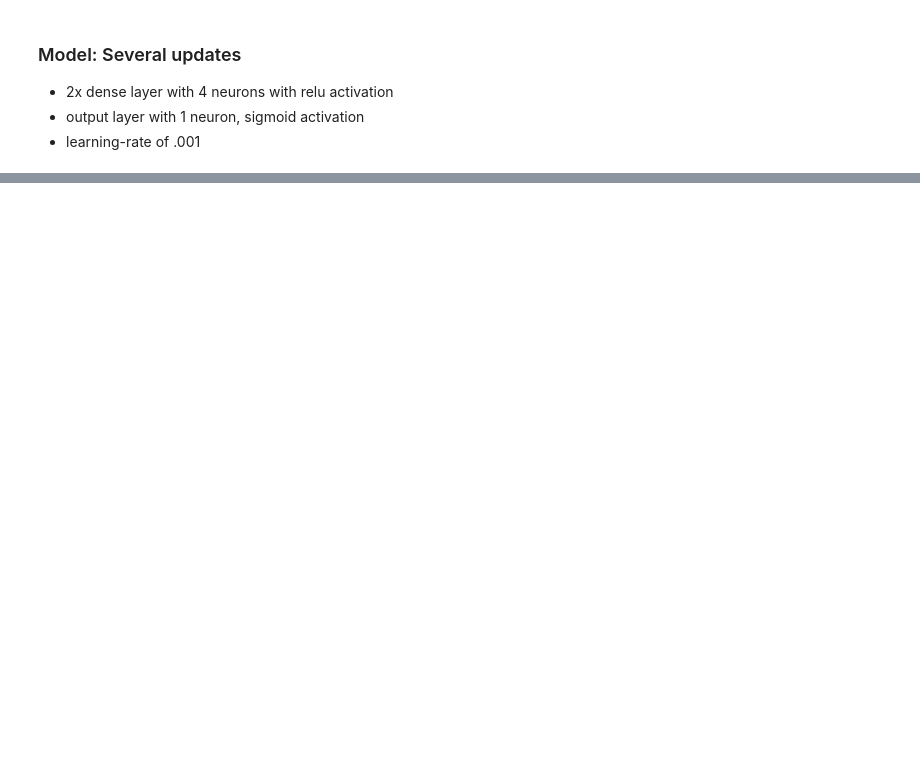
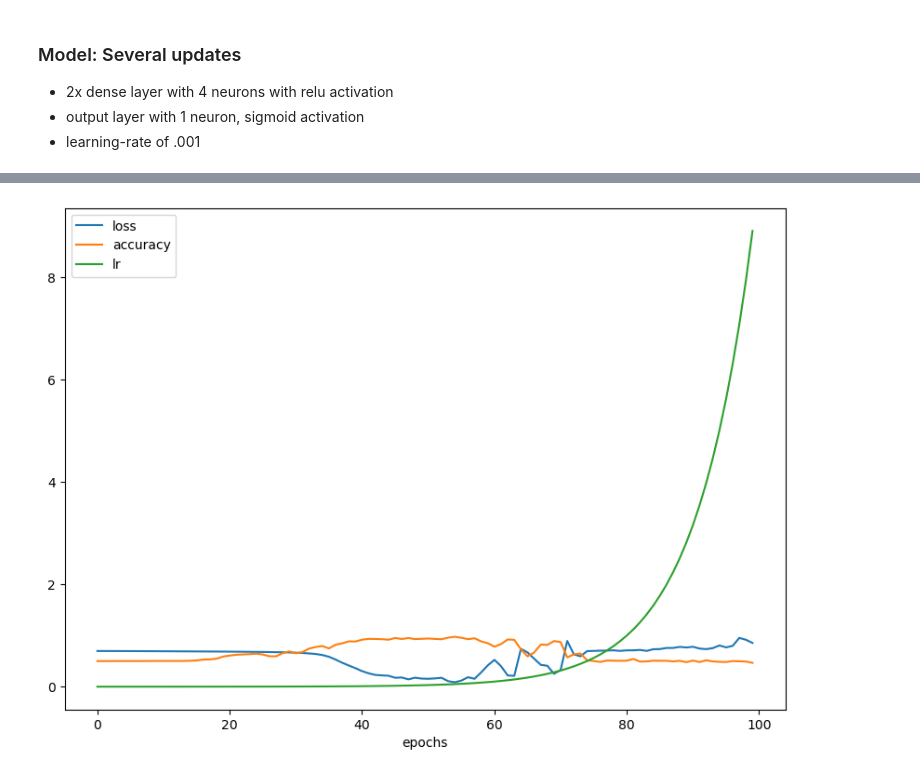
Before and after one commit to imagineLife/next-big-site, a Jupyter notebook: public/notebooks/classification-intro.ipynb, the cells around one changed output, grey strips where cells are left out. Cells and saved outputs as stored; diff of their text form; code cells hidden in the pictures; blank space fills up the shorter version.

```diff
--- a/public/notebooks/classification-intro.ipynb
+++ b/public/notebooks/classification-intro.ipynb
@@ -287,0 +372,24 @@ doing binary classifcation...
+# %%
+tf.random.set_seed(42)
+
+# Create a model (same as model_8)
+m7 = tf.keras.Sequential([
+  tf.keras.layers.Dense(4, activation="relu"),
+  tf.keras.layers.Dense(4, activation="relu"),
+  tf.keras.layers.Dense(1, activation="sigmoid")
+])
+
+# Compile the model
+m7.compile(loss="binary_crossentropy",
+           # tf.keras.optimizers.Adam()
+           optimizer="Adam",
+              metrics=["accuracy"])
+
+# Create a learning rate scheduler callback
+lr_scheduler = tf.keras.callbacks.LearningRateScheduler(lambda epoch: 1e-4 * 10**(epoch/20)) # traverse a set of learning rate values starting from 1e-4, increasing by 10**(epoch/20) every epoch
+
+# Fit the model (passing the lr_scheduler callback)
+m7History = m7.fit(feature_training_data,
+                      label_training_data,
+                      epochs=100,
+                      callbacks=[lr_scheduler])
@@ -287,0 +420,4 @@ doing binary classifcation...
+# %%
+pd.DataFrame(m7History.history).plot(figsize=(10,7), xlabel="epochs");
+# %% [output]
+[figure, added]
```
Also changed, not shown: parts of 23 cells of this notebook.
